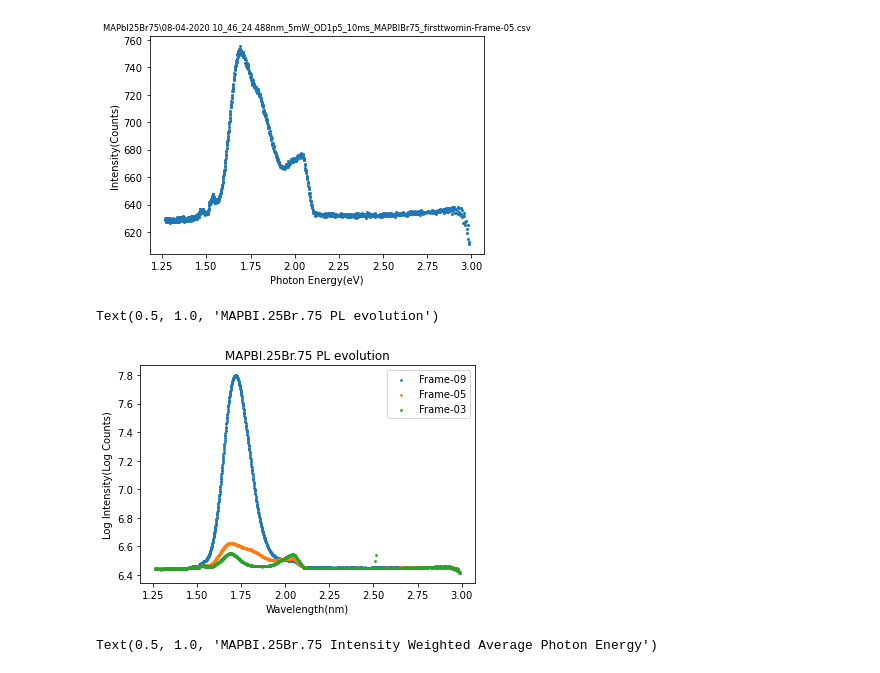
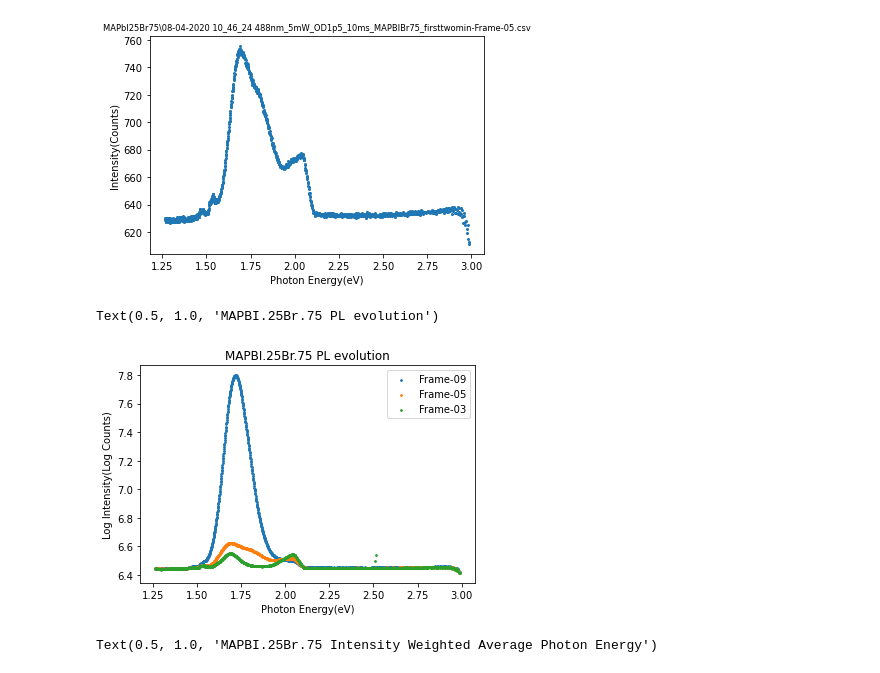
Before and after one commit to Wellesley-Solar/PL_Tools, a Jupyter notebook: stable_PLInfo_for_ML.ipynb, the cells around one changed output. Drawn from its saved outputs; the diff is of its cells as text; code cells hidden in the pictures.

```diff
--- a/stable_PLInfo_for_ML.ipynb
+++ b/stable_PLInfo_for_ML.ipynb
@@ -17,18 +17,18 @@ IBr2.PLs[4].plotE()
 # %%
 fig, ax = plt.subplots()
 inum=8
 ax.scatter(IBr2.PLs[inum].E, np.log(IBr2.PLs[inum].I),s=3,label=IBr2.PLs[inum].file[-12:-4])
 inum=4
 ax.scatter(IBr2.PLs[inum].E, np.log(IBr2.PLs[inum].I),s=3,label=IBr2.PLs[inum].file[-12:-4])
 inum=2
 ax.scatter(IBr2.PLs[inum].E, np.log(IBr2.PLs[inum].I),s=3,label=IBr2.PLs[inum].file[-12:-4])
-ax.set_xlabel("Wavelength(nm)")
+ax.set_xlabel("Photon Energy(eV)")
 ax.set_ylabel("Log Intensity(Log Counts)")
 ax.legend(loc="best")
 ax.set_title("MAPBI.25Br.75 PL evolution")
 # %% [output]
 Text(0.5, 1.0, 'MAPBI.25Br.75 PL evolution')
-[figure, old version]
+[figure, new version]
 # %%
 fig, ax = plt.subplots()
 ax.plot(IBr2.Eavgseries[1:],'b')
```
